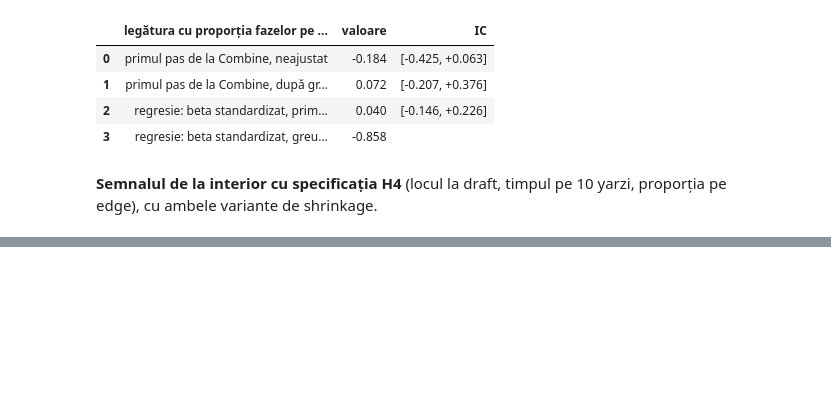
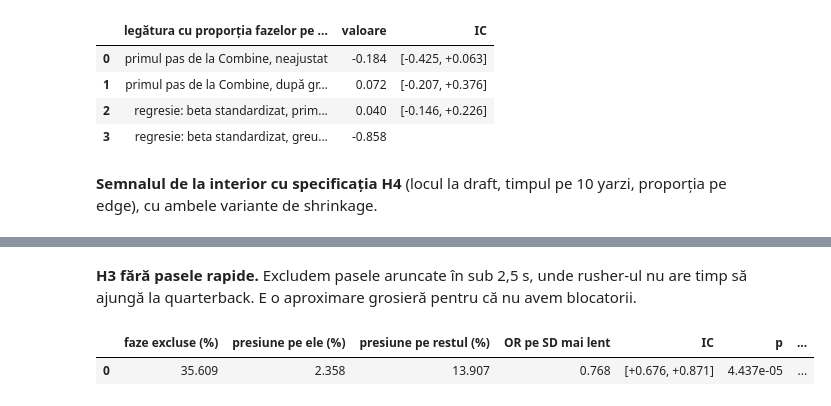
Before and after one commit to Nasalciuc/NFL-Hacktone-2026, a Jupyter notebook: dl_first_step/review_notebook.ipynb, the cells around one changed output, grey strips where cells are left out. Drawn from its saved outputs; the diff is of its cells as text; code cells hidden in the pictures; blank space fills up the shorter version.

```diff
--- a/dl_first_step/review_notebook.ipynb
+++ b/dl_first_step/review_notebook.ipynb
@@ -552,0 +591,11 @@ pd.DataFrame(rows)
+# %% [markdown]
+**H3 fără pasele rapide.** Excludem pasele aruncate în sub 2,5 s, unde rusher-ul nu are timp să ajungă la quarterback. E o aproximare grosieră pentru că nu avem blocatorii.
+# %%
+q = rev4["h3_without_quick_passes"]
+pd.DataFrame([{"faze excluse (%)": 100 * q["quick_share"], "presiune pe ele (%)": 100 * q["pressure_rate_quick"],
+               "presiune pe restul (%)": 100 * q["pressure_rate_kept"], "OR pe SD mai lent": q["or_per_sd_slower"],
+               "IC": ci(q["or_ci"]), "p": q["p"], "1 SD mai rapid (%)": 100 * q["rate_1sd_faster"],
+               "1 SD mai lent (%)": 100 * q["rate_1sd_slower"]}])
+# %% [output]
+|  | faze excluse (%) | presiune pe ele (%) | presiune pe restul (%) | OR pe SD mai lent | IC | p | ... |
+| 0 | 35.609 | 2.358 | 13.907 | 0.768 | [+0.676, +0.871] | 4.437e-05 | ... |
```
Also changed, not shown: parts of 14 cells of this notebook, 14 other files.
